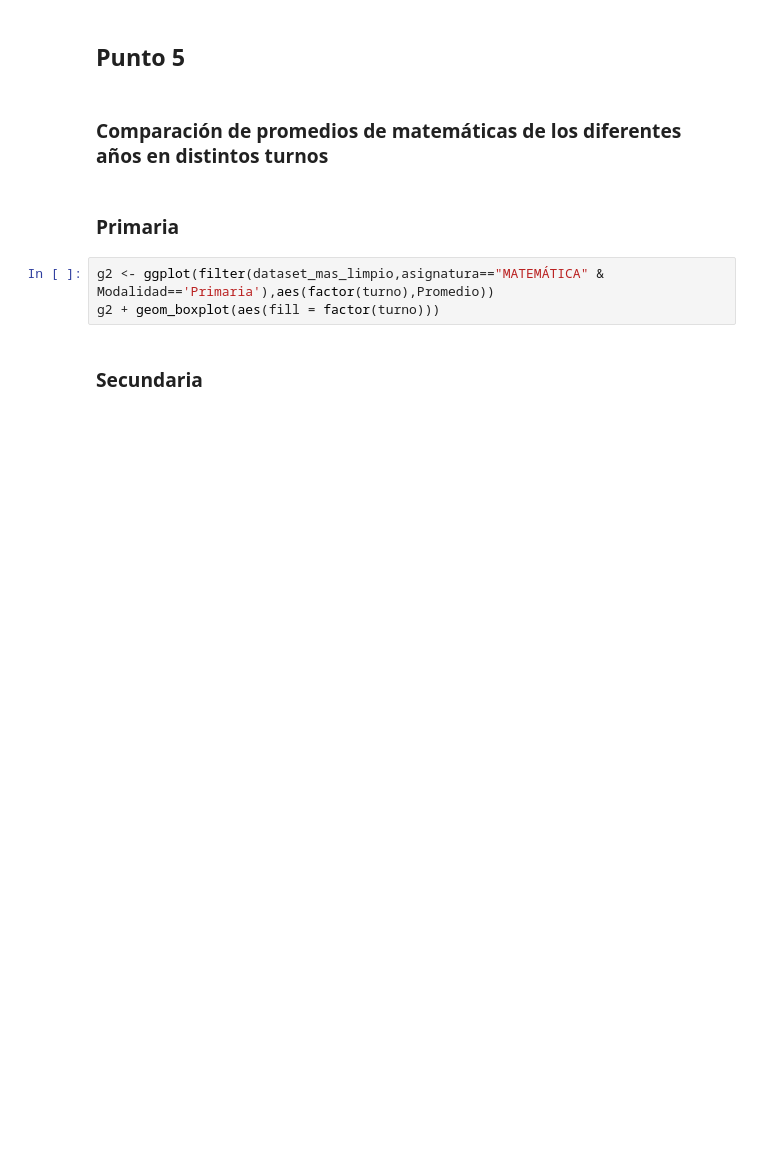
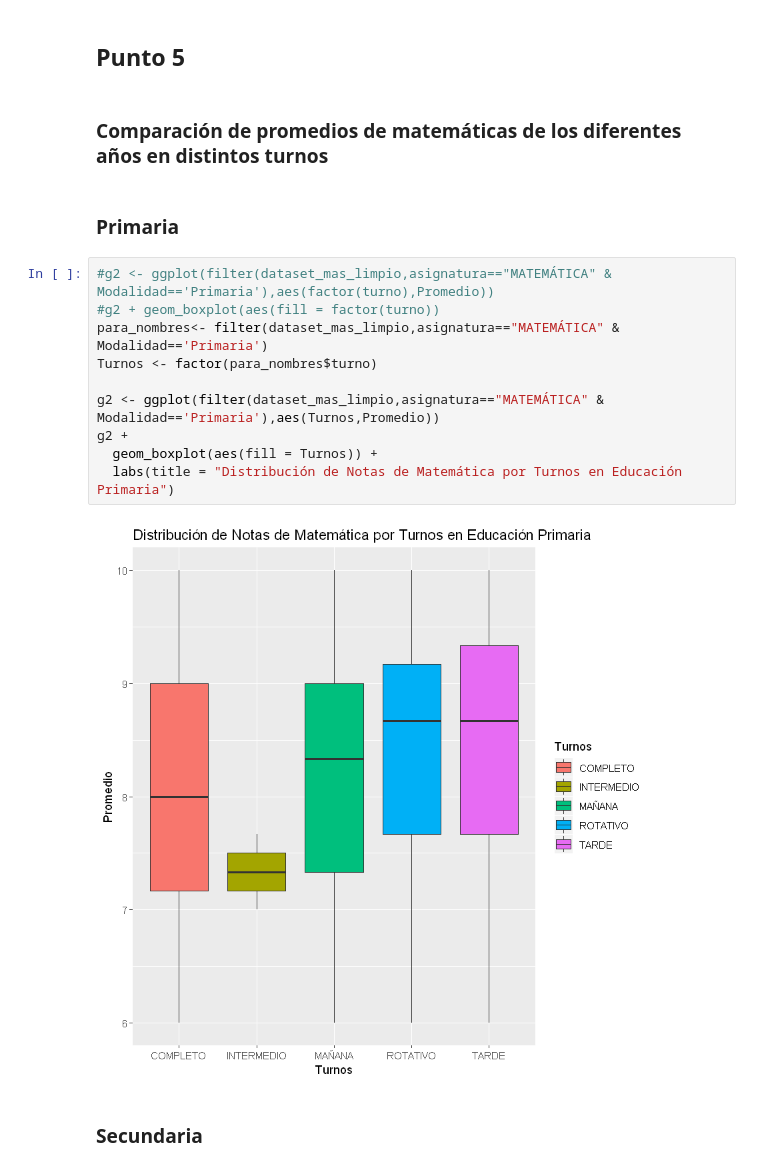
Before and after one commit to Nefertumm/EDM_2023, a Jupyter notebook: Dataset_escuelas/TP2.ipynb, the cells around one changed output. Saved outputs shown, nothing was run; the diff lists cells and outputs as text; blank space fills up the shorter version.

```diff
--- a/Dataset_escuelas/TP2.ipynb
+++ b/Dataset_escuelas/TP2.ipynb
@@ -716,8 +754,17 @@ g2 + geom_boxplot(aes(fill = factor(EsPrivada)))
 # %% [markdown]
 ### Primaria
 # %%
-g2 <- ggplot(filter(dataset_mas_limpio,asignatura=="MATEMÁTICA" & Modalidad=='Primaria'),aes(factor(turno),Promedio))
-g2 + geom_boxplot(aes(fill = factor(turno)))
+#g2 <- ggplot(filter(dataset_mas_limpio,asignatura=="MATEMÁTICA" & Modalidad=='Primaria'),aes(factor(turno),Promedio))
+#g2 + geom_boxplot(aes(fill = factor(turno))
+para_nombres<- filter(dataset_mas_limpio,asignatura=="MATEMÁTICA" & Modalidad=='Primaria')
+Turnos <- factor(para_nombres$turno)
+
+g2 <- ggplot(filter(dataset_mas_limpio,asignatura=="MATEMÁTICA" & Modalidad=='Primaria'),aes(Turnos,Promedio))
+g2 +
+  geom_boxplot(aes(fill = Turnos)) +
+  labs(title = "Distribución de Notas de Matemática por Turnos en Educación Primaria")
+# %% [output]
+[figure, added]
 # %% [markdown]
 ### Secundaria
 # %%
```
Also changed, not shown: parts of 26 cells of this notebook.
